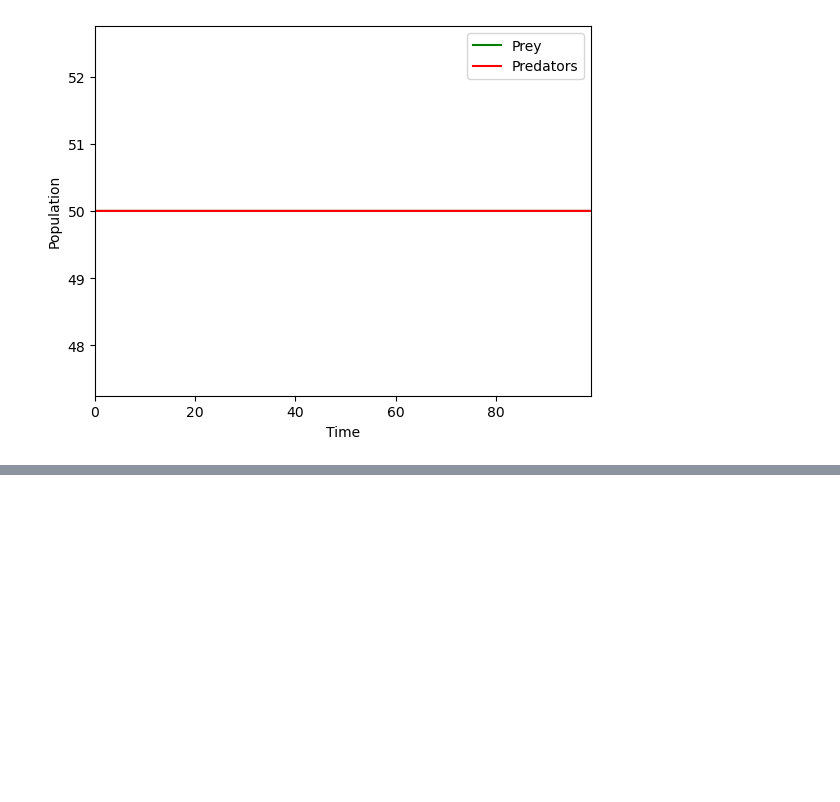
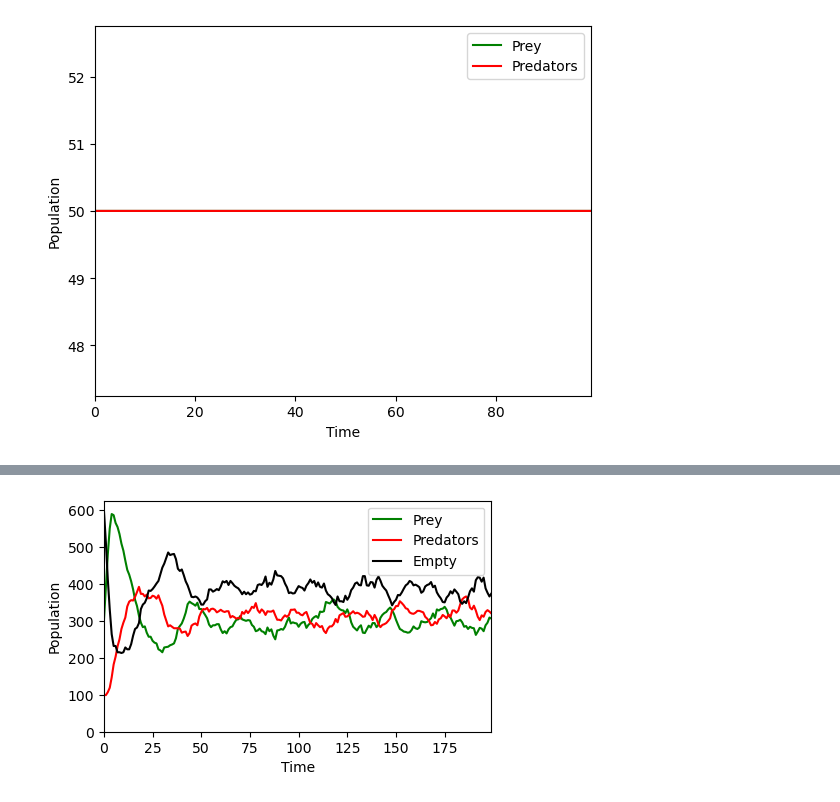
Before and after one commit to caleb-chandler/CNET5051-Assignments, a Jupyter notebook: assignment03.ipynb, the cells around one changed output, grey strips where cells are left out. Cells and saved outputs as stored; diff of their text form; code cells hidden in the pictures; blank space fills up the shorter version.

```diff
--- a/assignment03.ipynb
+++ b/assignment03.ipynb
@@ -188,0 +207,4 @@ plot4.savefig(r".\\pics\\watts_strogatz.png")
+# %%
+plt, hist = graphLotkaVolterra(G3, T=200)
+# %% [output]
+[figure, added]
```
Also changed, not shown: parts of 8 cells of this notebook, 4 other files.
